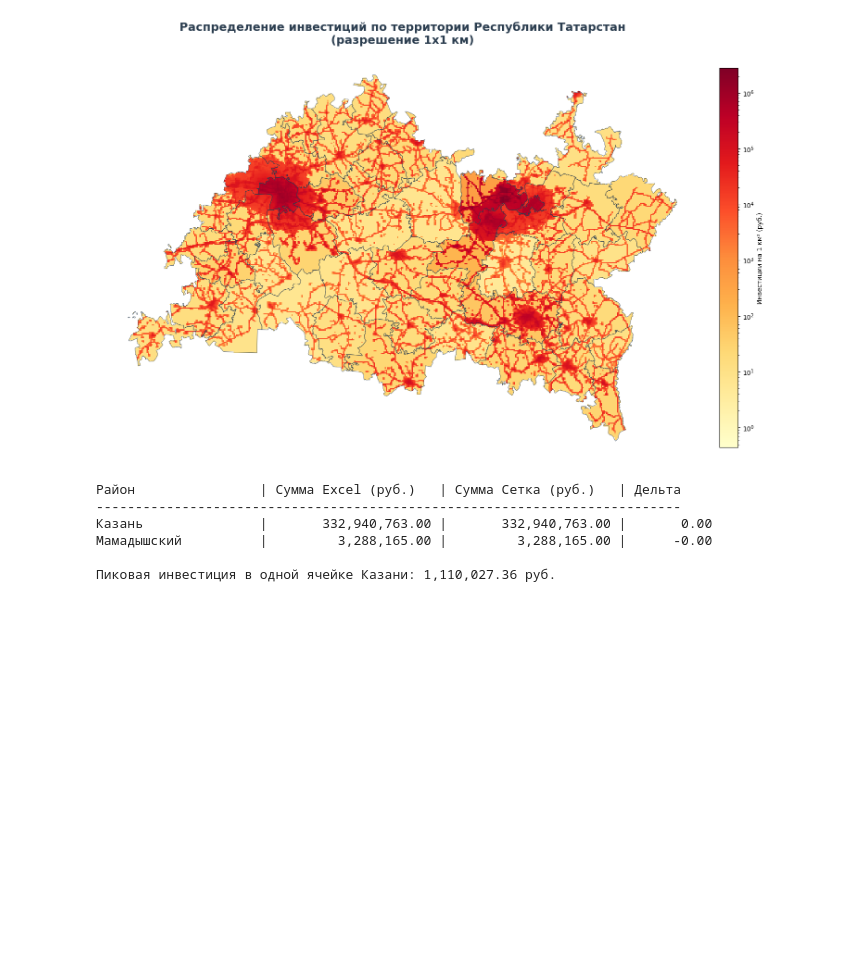
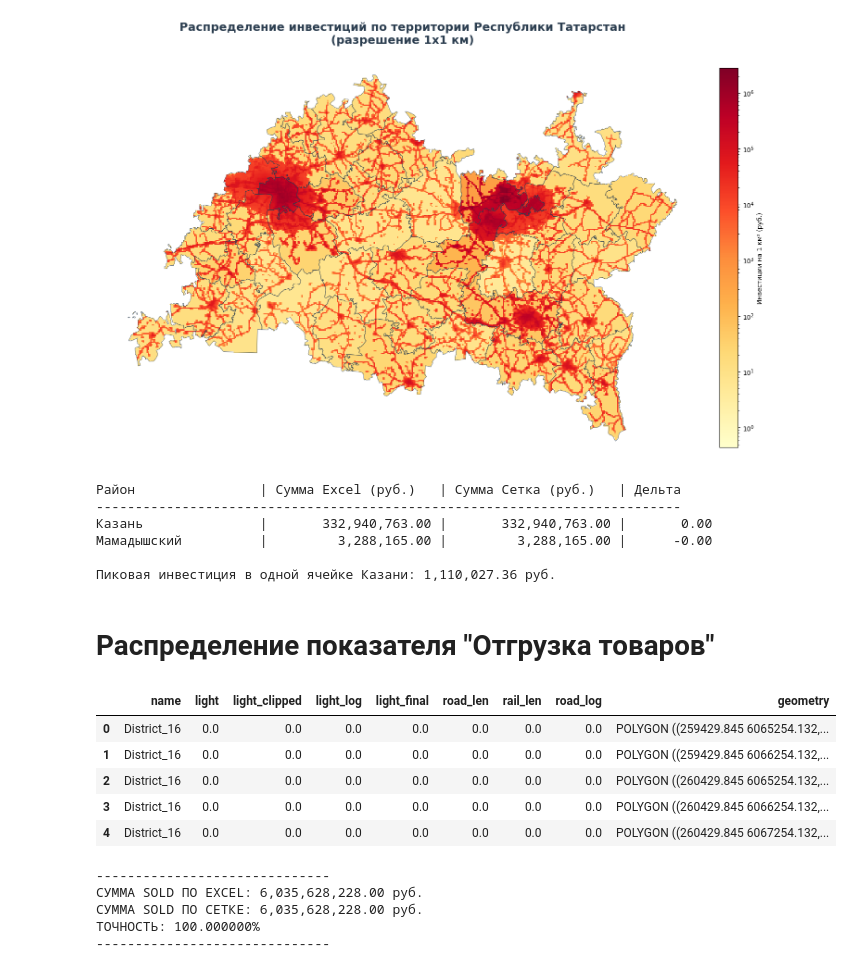
Before and after one commit to brasavarius/Case-1.-Index-distribution, a Jupyter notebook: Case 1. Data preparation_v3.ipynb, the cells around one changed output. Cells and saved outputs as stored; diff of their text form; code cells hidden in the pictures; blank space fills up the shorter version.

```diff
--- a/Case 1. Data preparation_v3.ipynb
+++ b/Case 1. Data preparation_v3.ipynb
@@ -617,3 +619,72 @@ print(f"\nПиковая инвестиция в одной ячейке Каз
 Мамадышский          |         3,288,165.00 |         3,288,165.00 |      -0.00
 
 Пиковая инвестиция в одной ячейке Казани: 1,110,027.36 руб.
+# %% [markdown]
+# Распределение показателя "Отгрузка товаров"
+# %%
+grid_with_districts = gpd.read_file("tatarstan_master_grid_FINAL.geojson")
+grid_with_districts.head()
+# %% [output]
+|  | name | light | light_clipped | light_log | light_final | road_len | rail_len | road_log | geometry |
+| 0 | District_16 | 0.0 | 0.0 | 0.0 | 0.0 | 0.0 | 0.0 | 0.0 | POLYGON ((259429.845 6065254.132,... |
+| 1 | District_16 | 0.0 | 0.0 | 0.0 | 0.0 | 0.0 | 0.0 | 0.0 | POLYGON ((259429.845 6066254.132,... |
+| 2 | District_16 | 0.0 | 0.0 | 0.0 | 0.0 | 0.0 | 0.0 | 0.0 | POLYGON ((260429.845 6065254.132,... |
+| 3 | District_16 | 0.0 | 0.0 | 0.0 | 0.0 | 0.0 | 0.0 | 0.0 | POLYGON ((260429.845 6066254.132,... |
+| 4 | District_16 | 0.0 | 0.0 | 0.0 | 0.0 | 0.0 | 0.0 | 0.0 | POLYGON ((260429.845 6067254.132,... |
+# %%
+# 1. ЗАГРУЗКА И ОЧИСТКА НОВОГО ПОКАЗАТЕЛЯ ИЗ EXCEL
+# Укажи имя твоего файла, где колонка с ID называется 'district_id', а с данными — 'sold'
+excel_file = 'sold_2025.xlsx'
+df_sold = pd.read_excel(excel_file)
+
+# Приводим к числу и убираем пробелы
+df_sold['sold_val'] = pd.to_numeric(
+    df_sold['sold'].astype(str).str.replace(r'\s+', '', regex=True),
+    errors='coerce'
+).fillna(0)
+
+# 2. НОРМАЛИЗАЦИЯ ИНФРАСТРУКТУРЫ (так как мы загрузили чистый файл)
+max_road = grid_with_districts['road_len'].max()
+grid_with_districts['road_n'] = grid_with_districts['road_len'] / max_road if max_road > 0 else 0
+
+max_rail = grid_with_districts['rail_len'].max()
+grid_with_districts['rail_n'] = grid_with_districts['rail_len'] / max_rail if max_rail > 0 else 0
+
+# 3. СБОРКА ИТОГОВОГО ВЕСА (Формула 40/40/20)
+grid_with_districts['total_w'] = (grid_with_districts['light_final'] * 0.4) + \
+                                 (grid_with_districts['road_n'] * 0.4) + \
+                                 (grid_with_districts['rail_n'] * 0.2)
+grid_with_districts['total_w'] = grid_with_districts['total_w'].replace(0, 0.0001)
+
+# 4. СВЯЗКА СЕТКИ С ДАННЫМИ EXCEL
+# Если старая колонка 'district_id' осталась от прошлых тестов — удалим её
+if 'district_id' in grid_with_districts.columns:
+    grid_with_districts = grid_with_districts.drop(columns=['district_id'])
+
+grid_final = grid_with_districts.merge(
+    df_sold[['district_id', 'sold_val']],
+    left_on='name',
+    right_on='district_id',
+    how='left'
+)
+grid_final['sold_val'] = grid_final['sold_val'].fillna(0)
+
+# 5. АЛГОРИТМ РАСПРЕДЕЛЕНИЯ (НОРМАЛИЗАЦИЯ)
+dist_weight_sum = grid_final.groupby('name')['total_w'].transform('sum')
+grid_final['sold_cell'] = grid_final['sold_val'] * (grid_final['total_w'] / dist_weight_sum)
+
+# 6. ВЕРИФИКАЦИЯ (Проверка точности)
+total_excel = df_sold['sold_val'].sum()
+total_grid = grid_final['sold_cell'].sum()
+
+print("-" * 30)
+print(f"СУММА SOLD ПО EXCEL: {total_excel:,.2f} руб.")
+print(f"СУММА SOLD ПО СЕТКЕ: {total_grid:,.2f} руб.")
+print(f"ТОЧНОСТЬ: {(total_grid / total_excel)*100:.6f}%")
+print("-" * 30)
+# %% [output]
+------------------------------
+СУММА SOLD ПО EXCEL: 6,035,628,228.00 руб.
+СУММА SOLD ПО СЕТКЕ: 6,035,628,228.00 руб.
+ТОЧНОСТЬ: 100.000000%
+------------------------------
```
Also changed, not shown: parts of 2 cells of this notebook, 3 other files.
